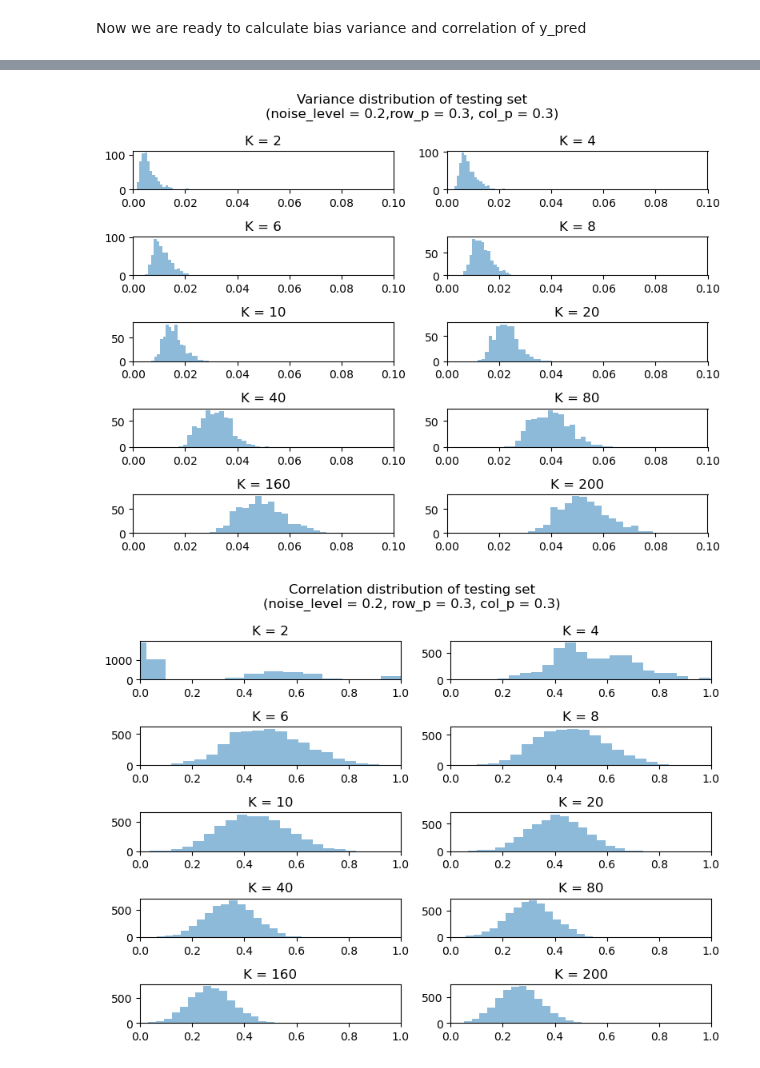
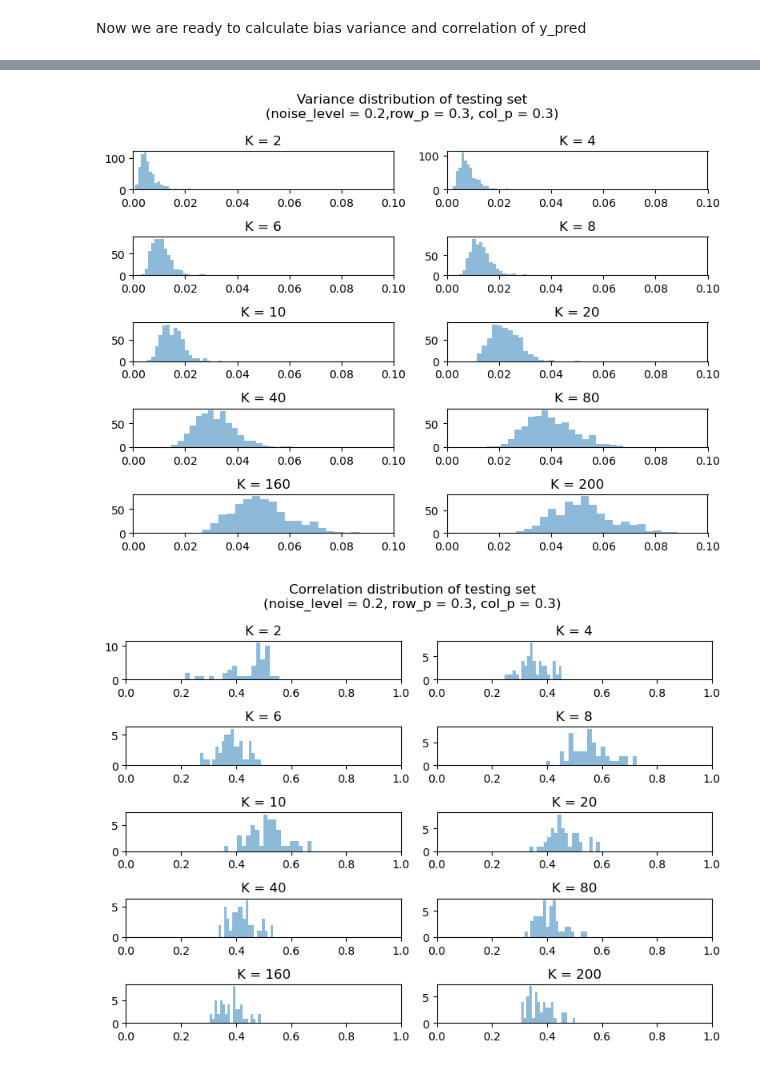
Before and after one commit to sleepysunny311/Projection_Pursuit_Summer, a Jupyter notebook: task10/bias_variance_corr.ipynb, the cells around one changed output, grey strips where cells are left out. Saved outputs shown, nothing was run; the diff lists cells and outputs as text; code cells hidden in the pictures.

Commit message:
fixed correlation

```diff
--- a/task10/bias_variance_corr.ipynb
+++ b/task10/bias_variance_corr.ipynb
@@ -74,26 +78,31 @@ bmp_model.score(test_dictionary, test_perturbed_signal)
 # %% [markdown]
 Now we are ready to calculate bias variance and correlation of y_pred
 # %%
-def cal_bias_variance_corr(n, p, m, data_seed, noise_level, model_params, test_num):
+def cal_bias_variance_corr(n, p, m, data_seed, noise_level, model_params, N_bag_for_corr, test_num):
     Data_Geneartor = GaussianDataGenerator(p, n, m, noise_level, data_seed)
     test_true_signal, test_dictionary, true_indices, true_coefficients, test_perturbed_signal = Data_Geneartor.shuffle()
     bmp_model = BMP(**model_params)
+    model_param_N_bag = model_params.copy()
+    model_param_N_bag['N_bag'] = N_bag_for_corr
+    bmp_model_multibag = BMP(**model_param_N_bag)
     y_pred_lst = []
     mse_lst = []
     corr_lst = []
     for test_i in range(test_num):
         _, train_dictionary, _, _, train_perturbed_signal = Data_Geneartor.keep_coef_reshuffle(seed = test_i + 100)
         bmp_model.fit(train_dictionary, train_perturbed_signal)
+        bmp_model_multibag.fit(train_dictionary, train_perturbed_signal)
         y_pred = bmp_model.predict(test_dictionary)
+        pred_corr = bmp_model_multibag.pred_corr(test_dictionary)
         y_pred_lst.append(y_pred)
         mse_lst.append(bmp_model.score(test_dictionary, test_perturbed_signal))
+        corr_lst.append(pred_corr)
     y_pred_mat = np.concatenate(y_pred_lst, axis = 1)
     y_pred_mean = np.mean(y_pred_mat, axis = 1)
     y_pred_var = np.var(y_pred_mat, axis = 1)
     y_pred_bias = y_pred_mean - test_true_signal.ravel()
 
-    # TODO: correlation need to be debugged
-    y_pred_corr = np.corrcoef(y_pred_mat, rowvar = False)
+    y_pred_corr = np.vstack(corr_lst)
     return y_pred_bias, y_pred_var, y_pred_corr, mse_lst
 # %%
 model_params = {
@@ -111,7 +120,7 @@ m = 20
 noise_level = 0.2
 data_seed = 1
 
-y_pred_bias, y_pred_var, y_pred_corr, mse_lst = cal_bias_variance_corr(n, p, m, data_seed, noise_level, model_params, 50)
+y_pred_bias, y_pred_var, y_pred_corr, mse_lst = cal_bias_variance_corr(n, p, m, data_seed, noise_level, model_params, 100, 50)
 # %%
 print(y_pred_bias.shape, y_pred_var.shape, y_pred_corr.shape)
 # %% [output]
@@ -216,5 +212,5 @@ Text(0.5, 1.0, 'Mean correlation coef of testing set')
 # %%
-def plot_hists(noise_level, K_lst, row_p, col_p, test_num = 100):
+def plot_hists(noise_level, K_lst, row_p, col_p, N_bag_for_corr = 10, test_num = 50):
     row_num = len(K_lst) // 2 if len(K_lst) % 2 == 0 else len(K_lst) // 2 + 1
     fig1, ax1 = plt.subplots(row_num, 2, figsize=(8, 6))
     fig2, ax2 = plt.subplots(row_num, 2, figsize=(8, 6))
@@ -236,11 +232,11 @@ def plot_hists(noise_level, K_lst, row_p, col_p, test_num = 100):
             'agg_func': 'avg',
             'replace_flag': False
         }
-        y_pred_bias, y_pred_var, corr, mse_lst = cal_bias_variance_corr(n, p, m, data_seed, noise_level, model_params, test_num)
+        y_pred_bias, y_pred_var, y_pred_corr, mse_lst = cal_bias_variance_corr(n, p, m, data_seed, noise_level, model_params, N_bag_for_corr, test_num)
         y_pred_mean_bias_square.append(np.mean(y_pred_bias**2))
         y_pred_mean_var.append(np.mean(y_pred_var))
-        corr_lst = corr[np.triu_indices(len(corr), k=1)]
-        y_pred_mean_corr.append(np.mean(corr_lst))
+        y_pred_corr_trials_avg = np.mean(y_pred_corr, axis=1)
+        y_pred_mean_corr.append(np.mean(y_pred_corr_trials_avg))
         mse_mean.append(np.mean(mse_lst))
 
         # Bias
@@ -258,7 +254,7 @@ def plot_hists(noise_level, K_lst, row_p, col_p, test_num = 100):
         fig2.suptitle(f'Variance distribution of testing set\n(noise_level = {noise_level},row_p = {row_p}, col_p = {col_p})', fontsize=12)
 
         # Correlation
-        ax3[row, col].hist(corr_lst, bins=20, alpha=0.5, label='bias')
+        ax3[row, col].hist(y_pred_corr_trials_avg, bins=20, alpha=0.5, label='bias')
         ax3[row, col].set_title('K = {}'.format(K))
         fig3.tight_layout()
         plt.setp(ax3, xlim=(0, 1))
@@ -295,5 +291,5 @@ K_lst = [2, 4, 6, 8, 10, 20, 40, 80, 160, 200]
 row_p = 0.3
 col_p = 0.3
 noise_level = 0.2
-plot_hists(noise_level, K_lst, row_p, col_p, test_num = 100)
+plot_hists(noise_level, K_lst, row_p, col_p, N_bag_for_corr=10, test_num = 50)
 # %% [output]
@@ -301,2 +297,2 @@ plot_hists(noise_level, K_lst, row_p, col_p, test_num = 100)
-[figure, old version]
+[figure, new version]
-[figure, old version]
+[figure, new version]
```
Also changed, not shown: parts of 9 cells of this notebook, 1 other file.
